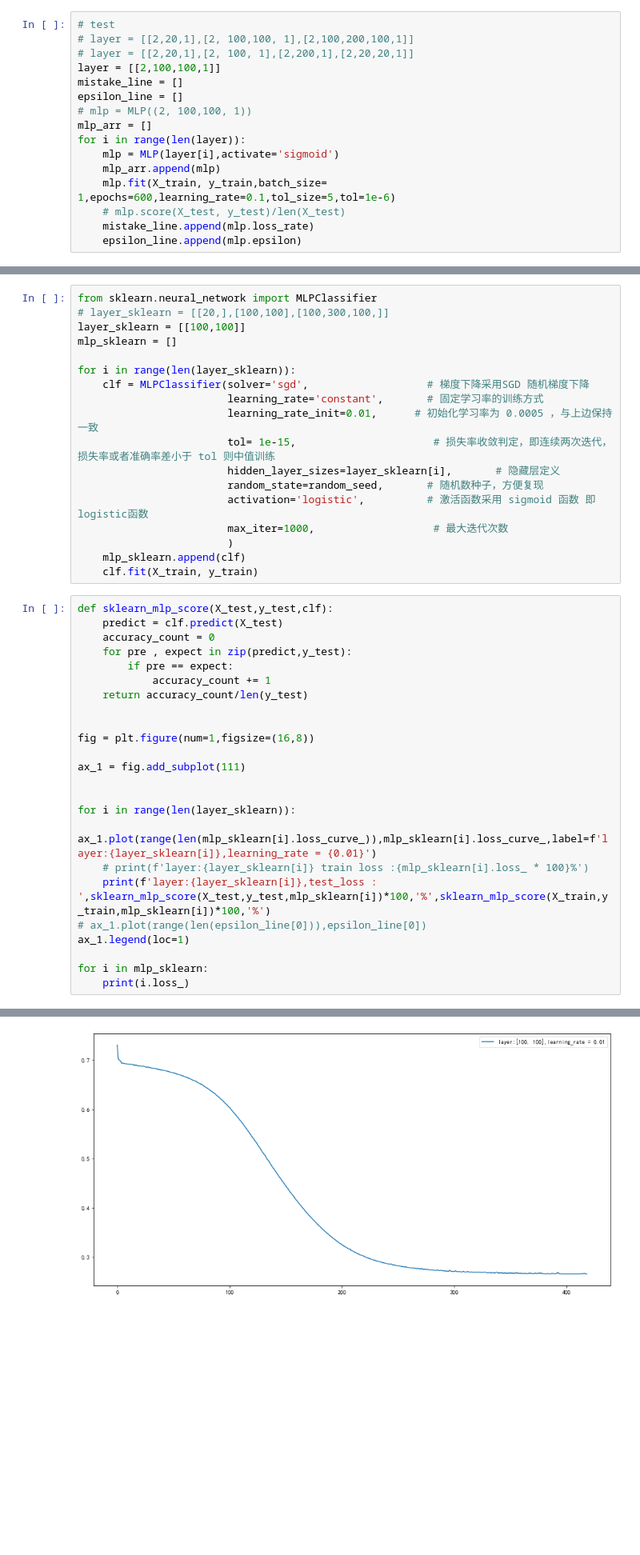
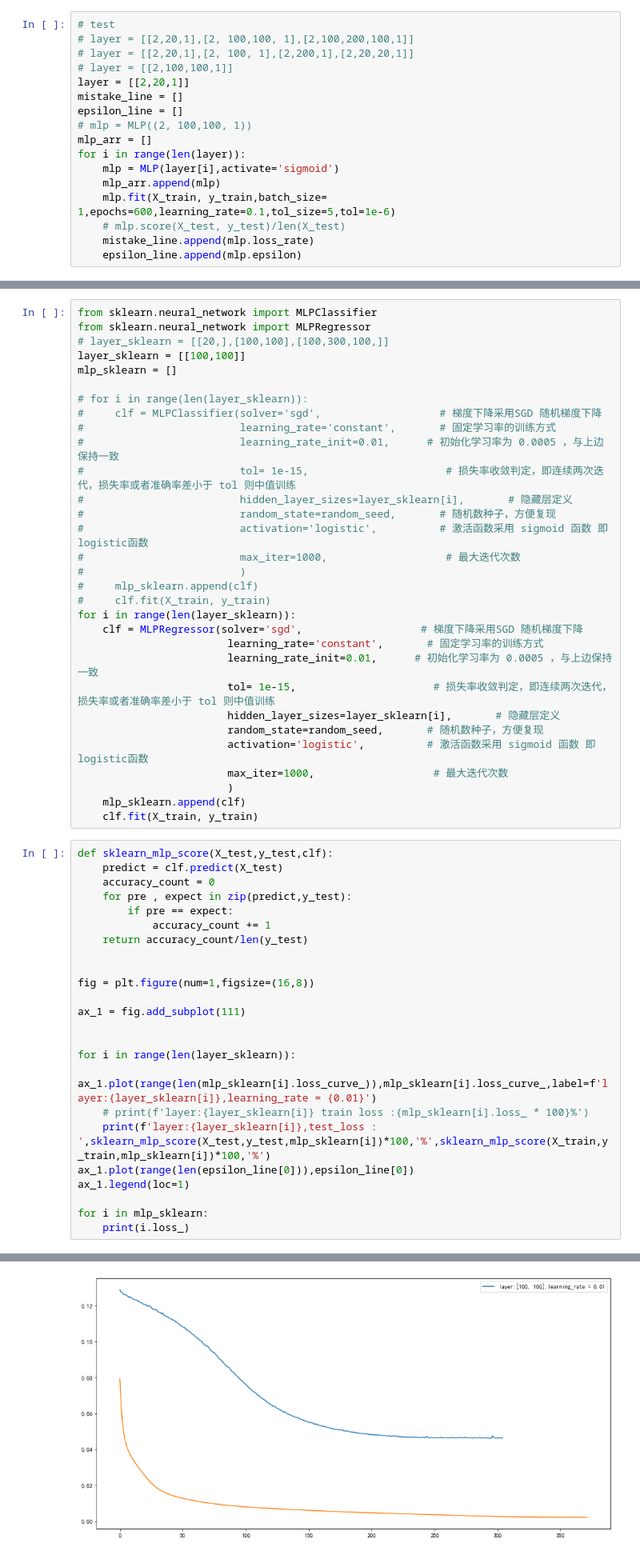
Before and after one commit to JingYu0266/ML-algorithm-implementation, a Jupyter notebook: MultilayerPerceptron/MLP.ipynb, the cells around one changed output, grey strips where cells are left out. Shown: that part at 80% size. Saved outputs shown, nothing was run; the diff lists cells and outputs as text; blank space fills up the shorter version.

Commit message:
MLPClassifier -> MLPRegressor

```diff
--- a/MultilayerPerceptron/MLP.ipynb
+++ b/MultilayerPerceptron/MLP.ipynb
@@ -201,7 +201,8 @@ class MLP(object):
 # test
 # layer = [[2,20,1],[2, 100,100, 1],[2,100,200,100,1]]
 # layer = [[2,20,1],[2, 100, 1],[2,200,1],[2,20,20,1]]
-layer = [[2,100,100,1]]
+# layer = [[2,100,100,1]]
+layer = [[2,20,1]]
 mistake_line = []
 epsilon_line = []
 # mlp = MLP((2, 100,100, 1))
@@ -380,12 +381,25 @@ plt.show()
 为保证可比较性，不更改数据集，仍然采用刚刚的双月数据集
 # %%
 from sklearn.neural_network import MLPClassifier
+from sklearn.neural_network import MLPRegressor
 # layer_sklearn = [[20,],[100,100],[100,300,100,]]
 layer_sklearn = [[100,100]]
 mlp_sklearn = []
 
+# for i in range(len(layer_sklearn)):
+#     clf = MLPClassifier(solver='sgd',                   # 梯度下降采用SGD 随机梯度下降
+#                         learning_rate='constant',       # 固定学习率的训练方式
+#                         learning_rate_init=0.01,      # 初始化学习率为 0.0005 ，与上边保持一致
+#                         tol= 1e-15,                      # 损失率收敛判定，即连续两次迭代，损失率或者准确率差小于 tol 则中值训练
+#                         hidden_layer_sizes=layer_sklearn[i],       # 隐藏层定义
+#                         random_state=random_seed,       # 随机数种子，方便复现
+#                         activation='logistic',          # 激活函数采用 sigmoid 函数 即 logistic函数
+#                         max_iter=1000,                   # 最大迭代次数
+#                         )
+#     mlp_sklearn.append(clf)
+#     clf.fit(X_train, y_train)
 for i in range(len(layer_sklearn)):
-    clf = MLPClassifier(solver='sgd',                   # 梯度下降采用SGD 随机梯度下降
+    clf = MLPRegressor(solver='sgd',                   # 梯度下降采用SGD 随机梯度下降
                         learning_rate='constant',       # 固定学习率的训练方式
                         learning_rate_init=0.01,      # 初始化学习率为 0.0005 ，与上边保持一致
                         tol= 1e-15,                      # 损失率收敛判定，即连续两次迭代，损失率或者准确率差小于 tol 则中值训练
@@ -415,7 +429,7 @@ for i in range(len(layer_sklearn)):
     ax_1.plot(range(len(mlp_sklearn[i].loss_curve_)),mlp_sklearn[i].loss_curve_,label=f'layer:{layer_sklearn[i]},learning_rate = {0.01}')
     # print(f'layer:{layer_sklearn[i]} train loss :{mlp_sklearn[i].loss_ * 100}%')
     print(f'layer:{layer_sklearn[i]},test_loss : ',sklearn_mlp_score(X_test,y_test,mlp_sklearn[i])*100,'%',sklearn_mlp_score(X_train,y_train,mlp_sklearn[i])*100,'%')
-# ax_1.plot(range(len(epsilon_line[0])),epsilon_line[0])
+ax_1.plot(range(len(epsilon_line[0])),epsilon_line[0])
 ax_1.legend(loc=1)
 
 for i in mlp_sklearn:
@@ -426 +440 @@ layer:[100, 100],test_loss :  90.95477386934674 % 87.5 %
-[figure, old version]
+[figure, new version]
```
Also changed, not shown: parts of 6 cells of this notebook.
